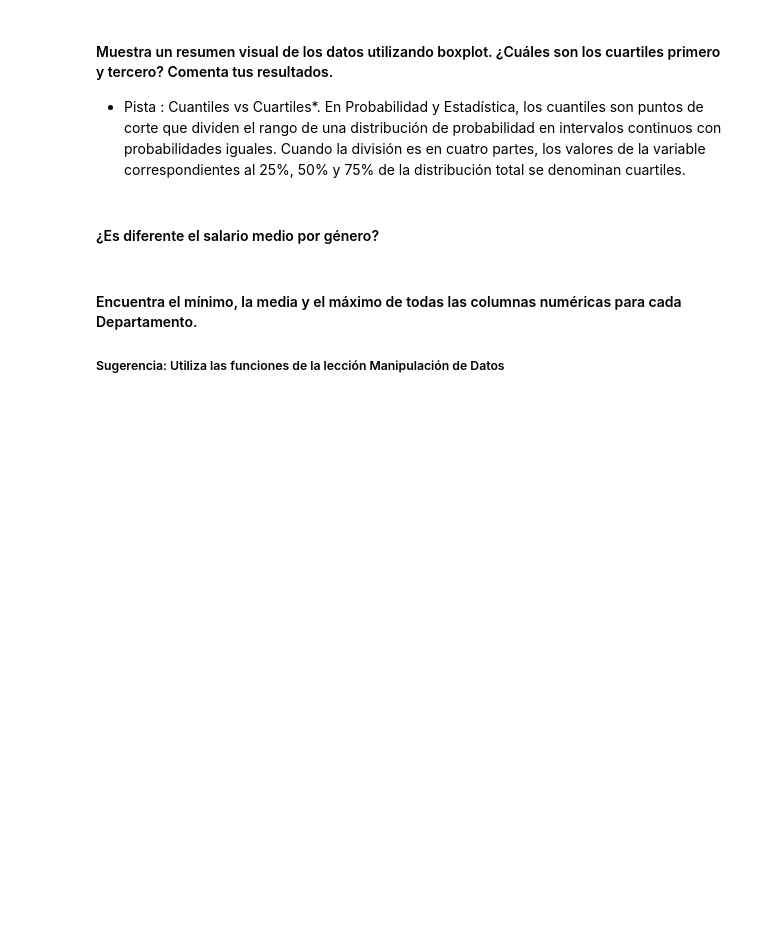
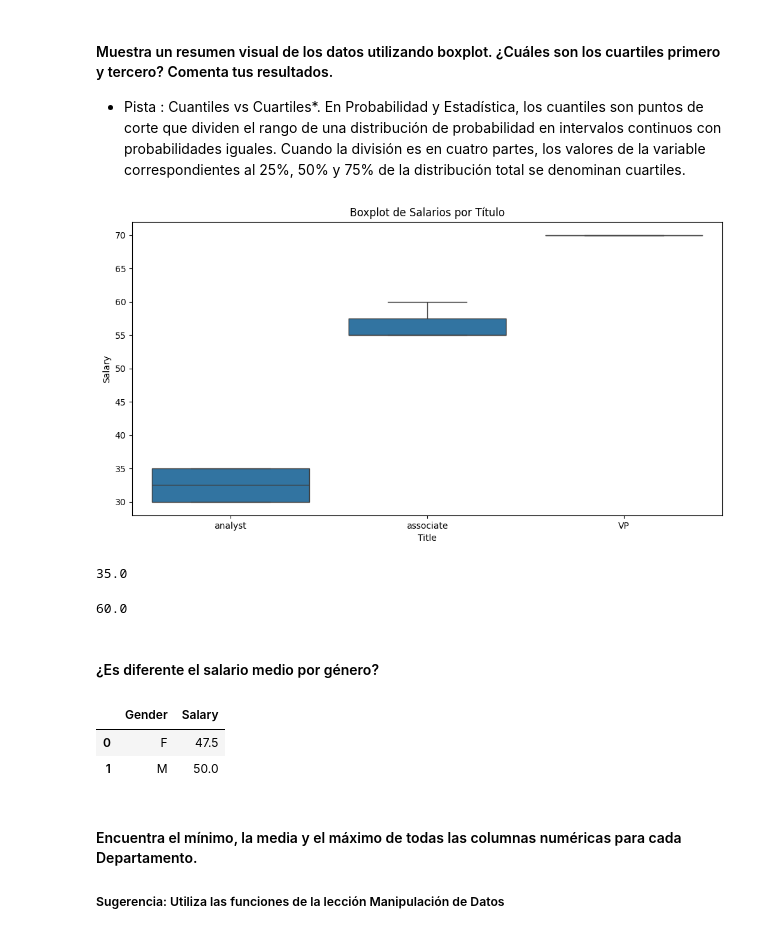
Before and after one commit to ToniMorales6/lab-descriptive-stats-es, a Jupyter notebook: your-code/main.ipynb, the cells around one changed output. Drawn from its saved outputs; the diff is of its cells as text; code cells hidden in the pictures; blank space fills up the shorter version.

```diff
--- a/your-code/main.ipynb
+++ b/your-code/main.ipynb
@@ -253,11 +294,33 @@ En Probabilidad y Estadística, los cuantiles son puntos de corte que dividen el
+# %%
+# YOUR CODE HERE
+plt.figure(figsize=(12, 6))
+sns.boxplot(x='Title', y='Salary', data=employee)
+plt.title('Boxplot de Salarios por Título')
+plt.show()
+# %% [output]
+[figure, added]
 # %%
 # print first quartile here
+q1 = employee['Salary'].quantile(0.25)
+q1
+# %% [output]
+35.0
 # %%
 # print third quartile here
+q3 = employee['Salary'].quantile(0.75)
+q3
+# %% [output]
+60.0
 # %% [markdown]
 #### ¿Es diferente el salario medio por género?
 # %%
 # your answer here
+salary_by_gender = employee.groupby('Gender')['Salary'].mean().reset_index()
+salary_by_gender
+# %% [output]
+|  | Gender | Salary |
+| 0 | F | 47.5 |
+| 1 | M | 50.0 |
 # %% [markdown]
 #### Encuentra el mínimo, la media y el máximo de todas las columnas numéricas para cada Departamento.
 
```
Also changed, not shown: parts of 12 cells of this notebook.
